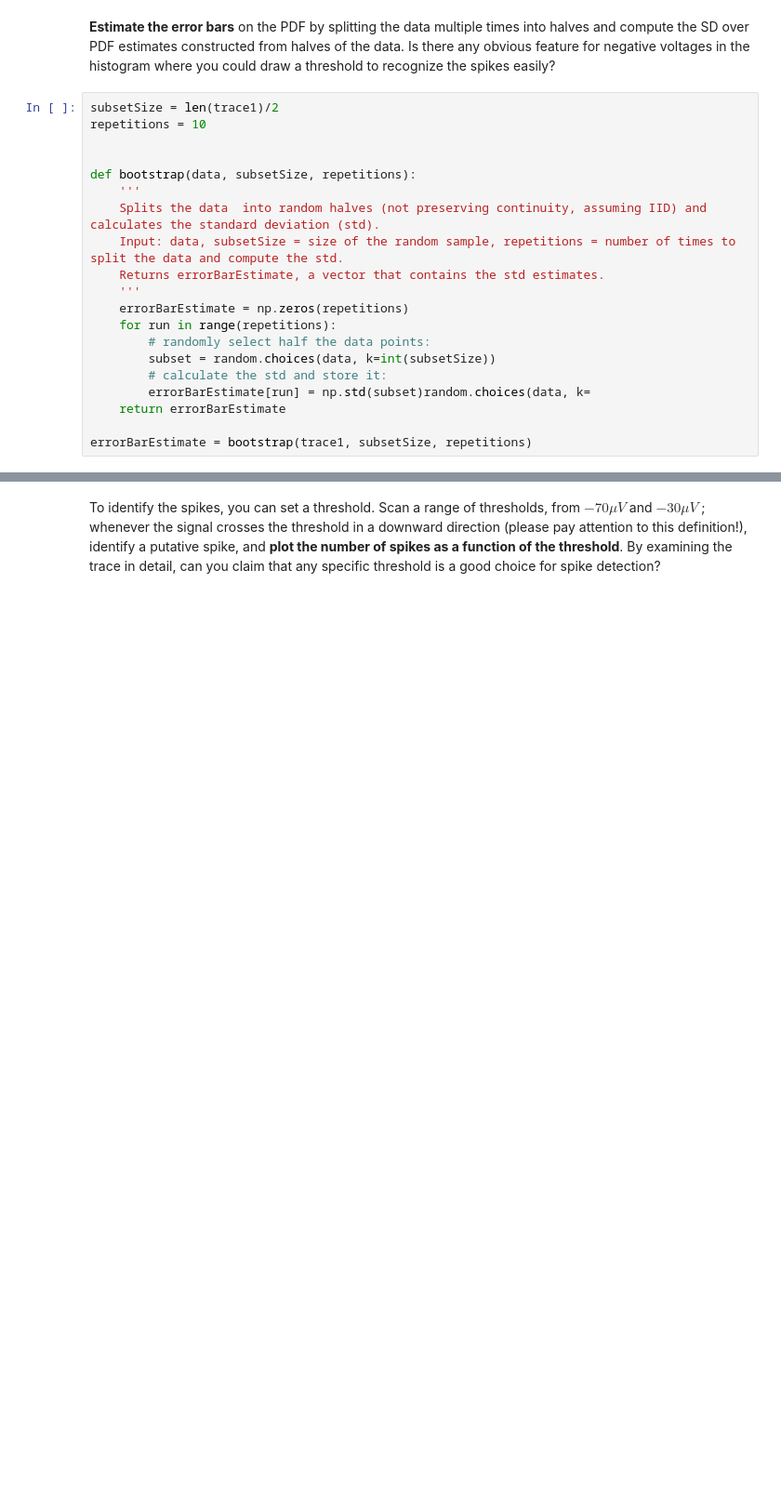
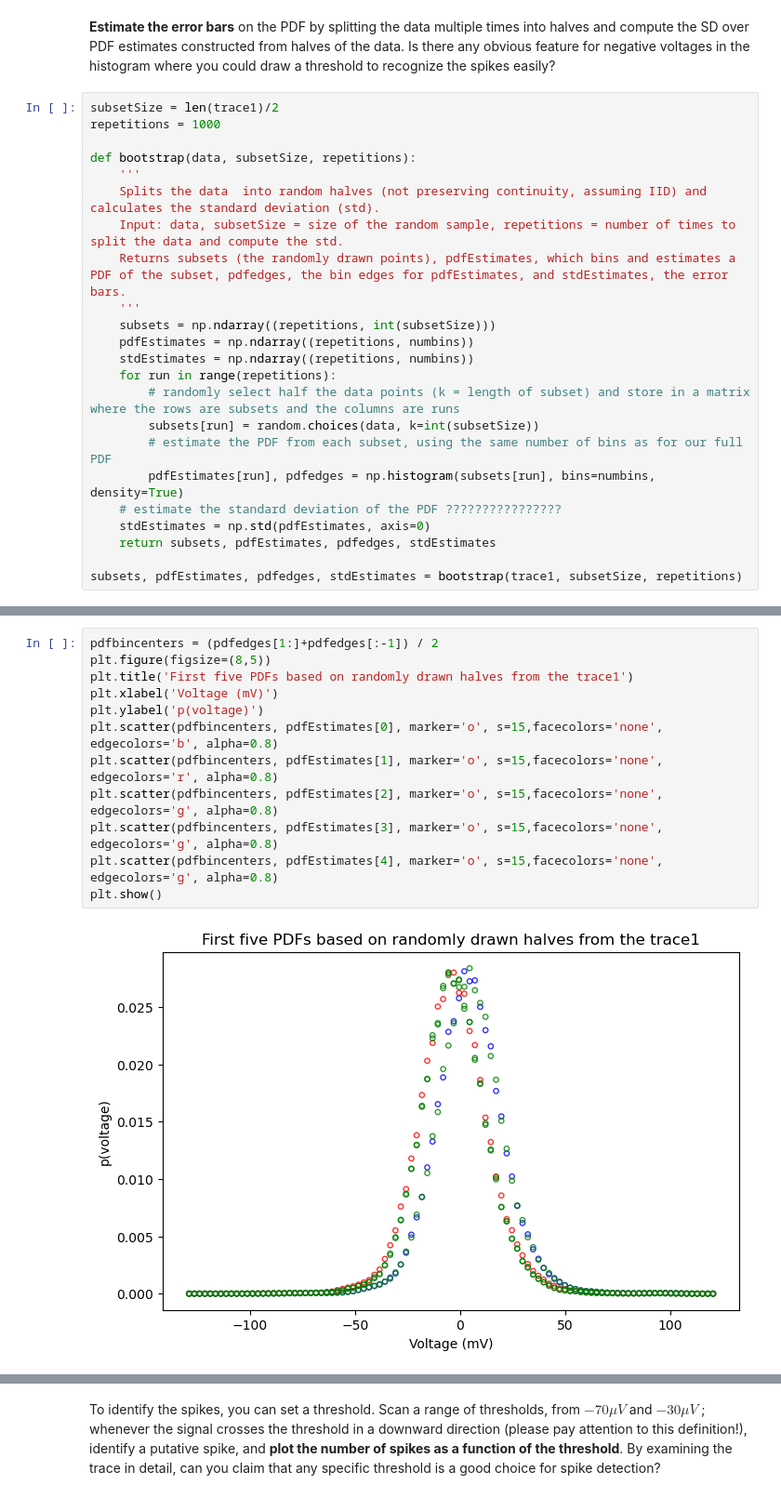
Before and after one commit to acumpelik/DSSC23, a Jupyter notebook: DSSC23-Homework2-Andrea_Cumpelik.ipynb, the cells around one changed output, grey strips where cells are left out. Shown: that part at 93% size. Drawn from its saved outputs; the diff is of its cells as text; blank space fills up the shorter version.

```diff
--- a/DSSC23-Homework2-Andrea_Cumpelik.ipynb
+++ b/DSSC23-Homework2-Andrea_Cumpelik.ipynb
@@ -161,21 +136,24 @@ negative voltages in the histogram where you could draw a threshold to recognize
 the spikes easily?
 # %%
 subsetSize = len(trace1)/2
-repetitions = 10
-
+repetitions = 1000
 
 def bootstrap(data, subsetSize, repetitions):
     '''
     Splits the data  into random halves (not preserving continuity, assuming IID) and calculates the standard deviation (std).
     Input: data, subsetSize = size of the random sample, repetitions = number of times to split the data and compute the std.
-    Returns errorBarEstimate, a vector that contains the std estimates.
+    Returns subsets (the randomly drawn points), pdfEstimates, which bins and estimates a PDF of the subset, pdfedges, the bin edges for pdfEstimates, and stdEstimates, the error bars.
     '''
-    errorBarEstimate = np.zeros(repetitions)
+    subsets = np.ndarray((repetitions, int(subsetSize)))
+    pdfEstimates = np.ndarray((repetitions, numbins))
+    stdEstimates = np.ndarray((repetitions, numbins))
     for run in range(repetitions):
-        # randomly select half the data points:
-        subset = random.choices(data, k=int(subsetSize))
-        # calculate the std and store it:
-        errorBarEstimate[run] = np.std(subset)random.choices(data, k=
-    return errorBarEstimate
+        # randomly select half the data points (k = length of subset) and store in a matrix where the rows are subsets and the columns are runs
+        subsets[run] = random.choices(data, k=int(subsetSize))
+        # estimate the PDF from each subset, using the same number of bins as for our full PDF
+        pdfEstimates[run], pdfedges = np.histogram(subsets[run], bins=numbins, density=True)
+    # estimate the standard deviation of the PDF ????????????????
+    stdEstimates = np.std(pdfEstimates, axis=0)
+    return subsets, pdfEstimates, pdfedges, stdEstimates
 
-errorBarEstimate = bootstrap(trace1, subsetSize, repetitions)
+subsets, pdfEstimates, pdfedges, stdEstimates = bootstrap(trace1, subsetSize, repetitions)
@@ -187,0 +160,14 @@ counts, edges = nu
+# %%
+pdfbincenters = (pdfedges[1:]+pdfedges[:-1]) / 2
+plt.figure(figsize=(8,5))
+plt.title('First five PDFs based on randomly drawn halves from the trace1')
+plt.xlabel('Voltage (mV)')
+plt.ylabel('p(voltage)')
+plt.scatter(pdfbincenters, pdfEstimates[0], marker='o', s=15,facecolors='none', edgecolors='b', alpha=0.8)
+plt.scatter(pdfbincenters, pdfEstimates[1], marker='o', s=15,facecolors='none', edgecolors='r', alpha=0.8)
+plt.scatter(pdfbincenters, pdfEstimates[2], marker='o', s=15,facecolors='none', edgecolors='g', alpha=0.8)
+plt.scatter(pdfbincenters, pdfEstimates[3], marker='o', s=15,facecolors='none', edgecolors='g', alpha=0.8)
+plt.scatter(pdfbincenters, pdfEstimates[4], marker='o', s=15,facecolors='none', edgecolors='g', alpha=0.8)
+plt.show()
+# %% [output]
+[figure, added]
```
Also changed, not shown: parts of 6 cells of this notebook, 1 other file.
